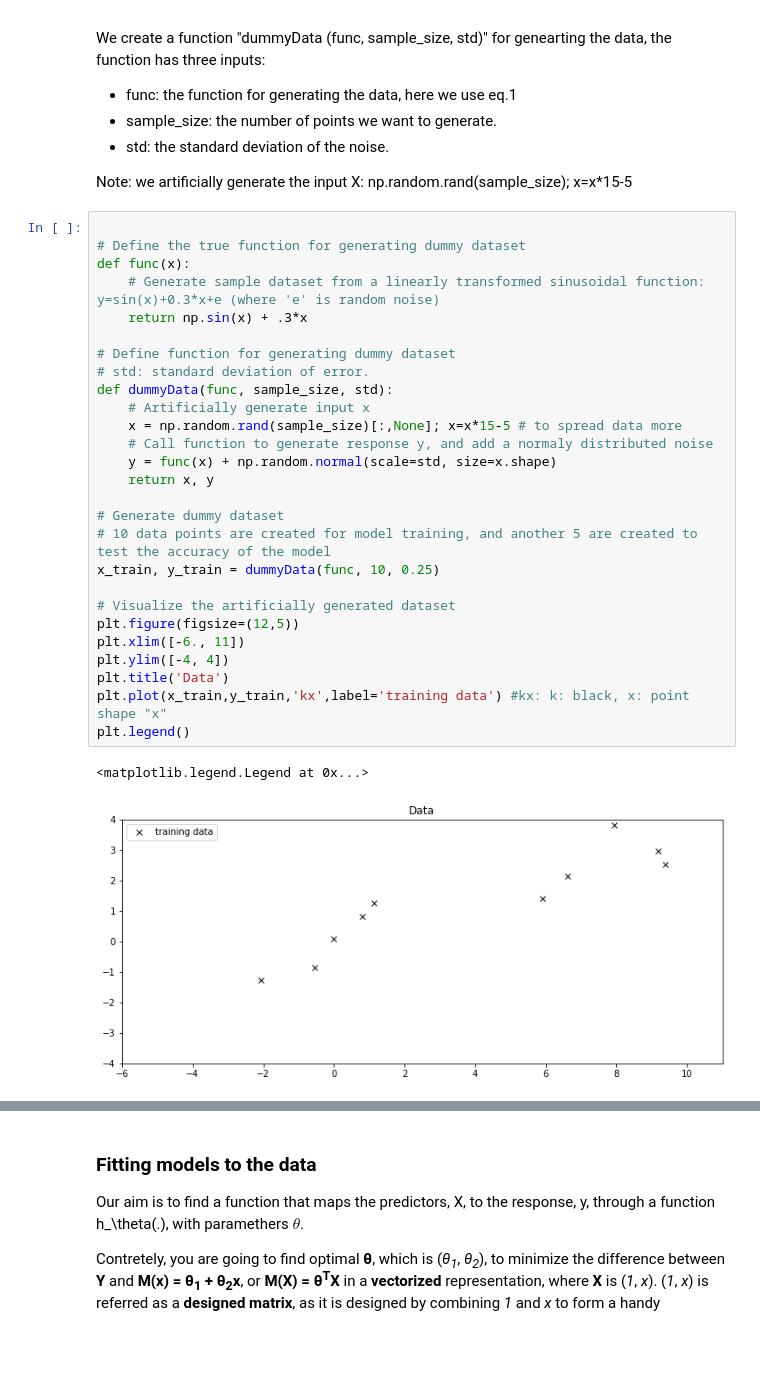
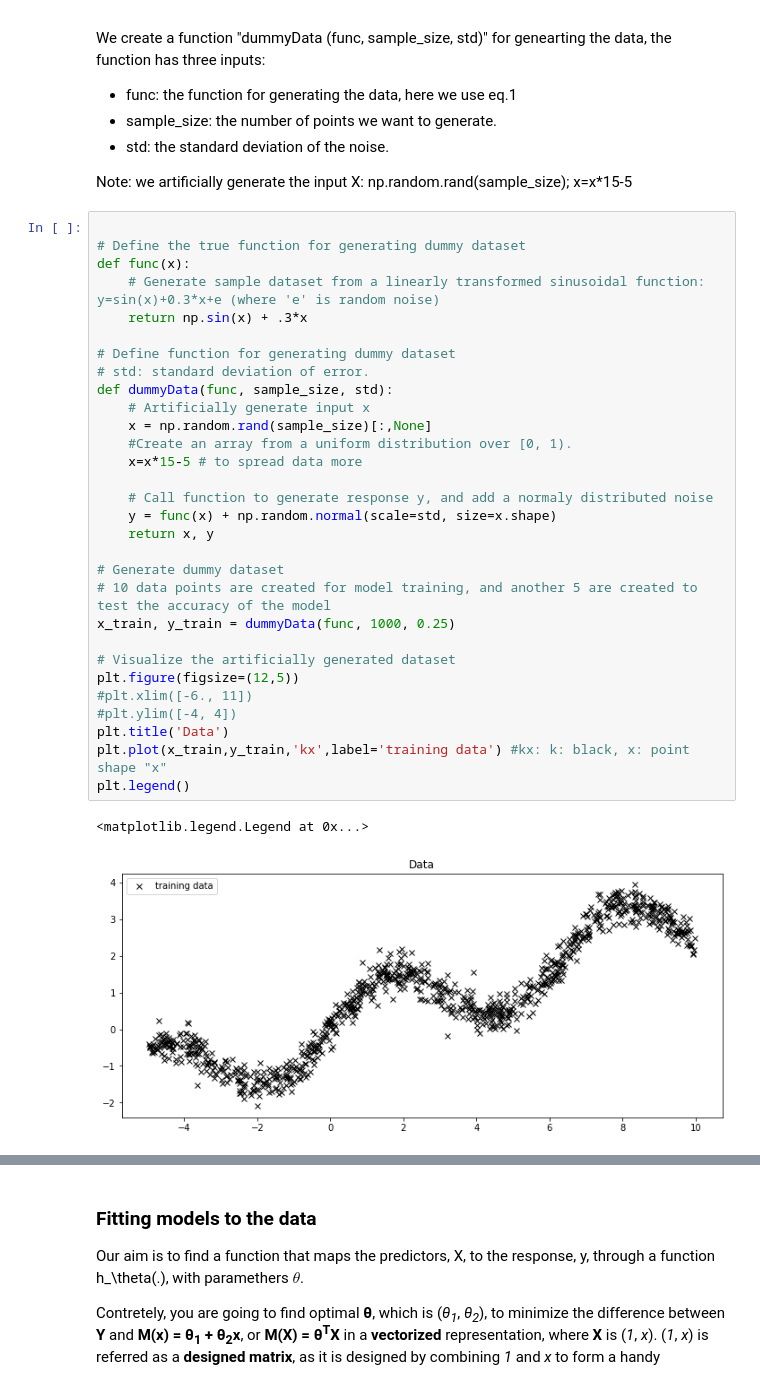
Before and after one commit to mengluchu/SA_lab, a Jupyter notebook: lab_3_Linear_reg/Linear regression.ipynb, the cells around one changed output, grey strips where cells are left out. Saved outputs shown, nothing was run; the diff lists cells and outputs as text; blank space fills up the shorter version.

```diff
--- a/lab_3_Linear_reg/Linear regression.ipynb
+++ b/lab_3_Linear_reg/Linear regression.ipynb
@@ -282,33 +285,36 @@ np.random.rand(sample_size); x=x*15-5
 # %%
 
 # Define the true function for generating dummy dataset
 def func(x):
     # Generate sample dataset from a linearly transformed sinusoidal function: y=sin(x)+0.3*x+e (where 'e' is random noise)
     return np.sin(x) + .3*x
 
 # Define function for generating dummy dataset
 # std: standard deviation of error.
 def dummyData(func, sample_size, std):
     # Artificially generate input x
-    x = np.random.rand(sample_size)[:,None]; x=x*15-5 # to spread data more
+    x = np.random.rand(sample_size)[:,None]
+    #Create an array from a uniform distribution over [0, 1).
+    x=x*15-5 # to spread data more
+
     # Call function to generate response y, and add a normaly distributed noise
     y = func(x) + np.random.normal(scale=std, size=x.shape)
     return x, y
 
 # Generate dummy dataset
 # 10 data points are created for model training, and another 5 are created to test the accuracy of the model
-x_train, y_train = dummyData(func, 10, 0.25)
+x_train, y_train = dummyData(func, 1000, 0.25)
 
 # Visualize the artificially generated dataset
 plt.figure(figsize=(12,5))
-plt.xlim([-6., 11])
-plt.ylim([-4, 4])
+#plt.xlim([-6., 11])
+#plt.ylim([-4, 4])
 plt.title('Data')
 plt.plot(x_train,y_train,'kx',label='training data') #kx: k: black, x: point shape "x"
 plt.legend()
 # %% [output]
 <matplotlib.legend.Legend at 0x...>
-[figure, old version]
+[figure, new version]
 # %%
 # Generating more data
 x_train, y_train = dummyData(func, 30, 0.25)
```
Also changed, not shown: parts of 40 cells of this notebook, 3 other files.
